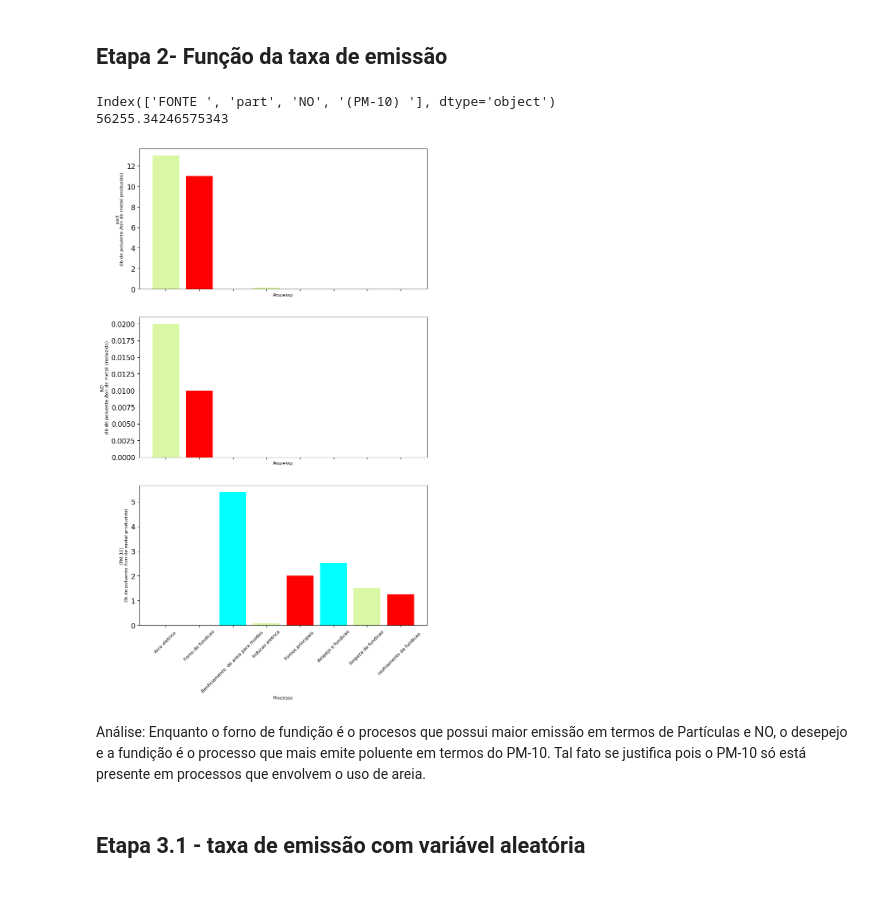
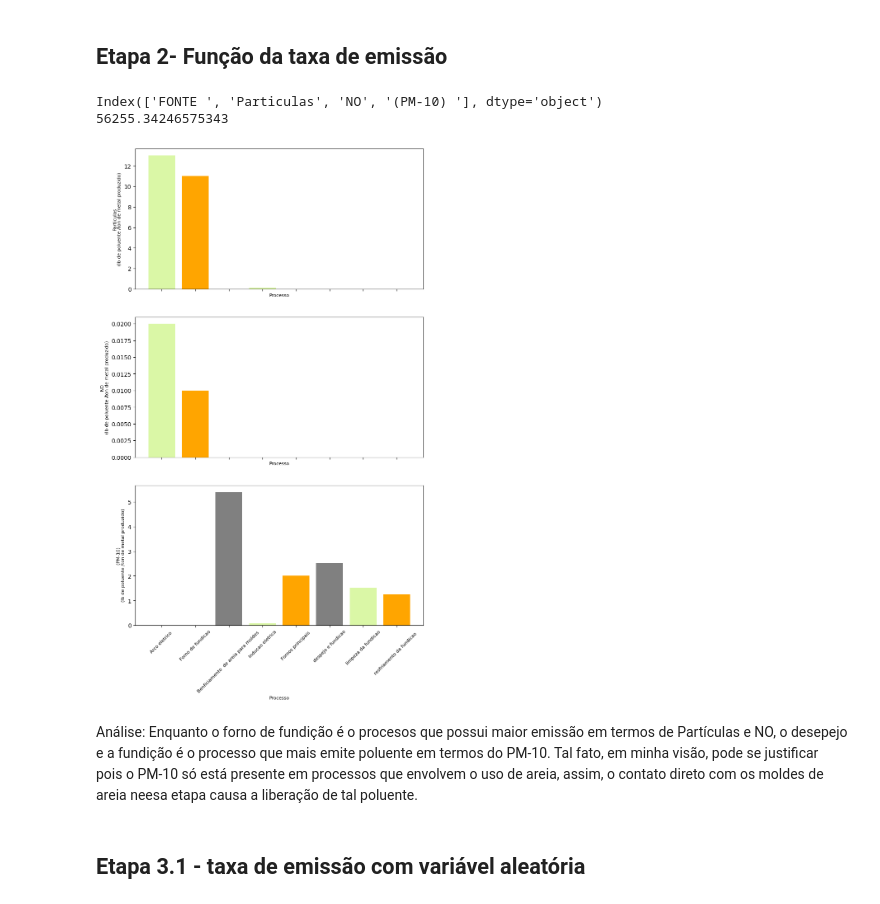
Before and after one commit to GuilhermeAudi/Poluicao_Atmosferica, a Jupyter notebook: Atividade 01(tupy).ipynb, the cells around one changed output. Saved outputs shown, nothing was run; the diff lists cells and outputs as text; code cells hidden in the pictures.

```diff
--- a/Atividade 01(tupy).ipynb
+++ b/Atividade 01(tupy).ipynb
@@ -45,34 +45,34 @@ Foram tabelados os valores disponíveis na AP-42. A unidade das colunas "Part(Pa
 # %%
 print(fe.columns)
 # Plotando os fatores de emissão
 import matplotlib.pyplot as plt
 
 atv = (852000/365)  # taxa de atividade em lb/ano
-emis = fe['part']*atv
+emis = fe['Particulas']*atv
 
 #Somando dataframe
 print(emis.sum())
 
 # Criando a figura com Matplotlib
 # Subplots com número de linhas igual ao número de poluentes
 # sharex significa compartilhar o eixo x
 fig, ax = plt.subplots(len(fe.columns)-1, 1, sharex=True, figsize=(9, 15))
 
 # Loop para preencher o subplot com os gráficos de barra
 for ii in range(1, len(fe.columns)):
-    ax[ii-1].bar(fe['FONTE '], fe.iloc[:, ii], color=['#DAF7A6', 'red', 'cyan'])
+    ax[ii-1].bar(fe['FONTE '], fe.iloc[:, ii], color=['#DAF7A6', 'orange', 'gray'])
     ax[ii-1].set_xlabel('Processo', fontsize=8)
     ax[ii-1].set_ylabel(fe.columns[ii]+'\n(lb de poluente /ton de metal produzido)', fontsize=8)
     ax[ii-1].set_xticklabels(fe['FONTE '], rotation=45, fontsize=8)  # Rotaciona os rótulos do eixo X
 
 # Salva a figura na pasta figures
 fig.savefig(r'C:\Users\guilh\OneDrive\Desktop\polatm\ENS410064\figures')
 # %% [output]
-Index(['FONTE ', 'part', 'NO', '(PM-10) '], dtype='object')
+Index(['FONTE ', 'Particulas', 'NO', '(PM-10) '], dtype='object')
 56255.34246575343
-[figure, old version]
+[figure, new version]
 # %% [markdown]
-Análise: Enquanto o forno de fundição é o procesos que possui maior emissão em termos de Partículas e NO, o desepejo e a fundição é o processo que mais emite poluente em termos do PM-10. Tal fato se justifica pois o PM-10 só está presente em processos que envolvem o uso de areia.
+Análise: Enquanto o forno de fundição é o procesos que possui maior emissão em termos de Partículas e NO, o desepejo e a fundição é o processo que mais emite poluente em termos do PM-10. Tal fato, em minha visão, pode se justificar pois o PM-10 só está presente em processos que envolvem o uso de areia, assim, o contato direto com os moldes de areia neesa etapa causa a liberação de tal poluente.
 # %% [markdown]
 ## Etapa 3.1 - taxa de emissão com variável aleatória
 # %%
```
Also changed, not shown: parts of 12 cells of this notebook, 1 other file.
